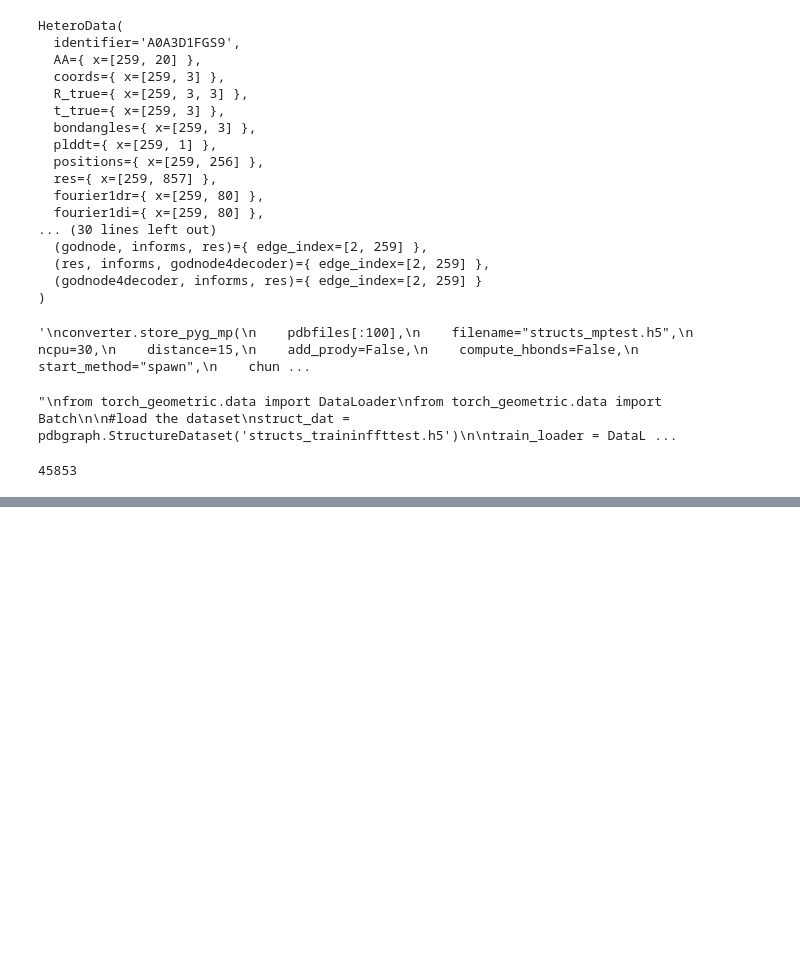
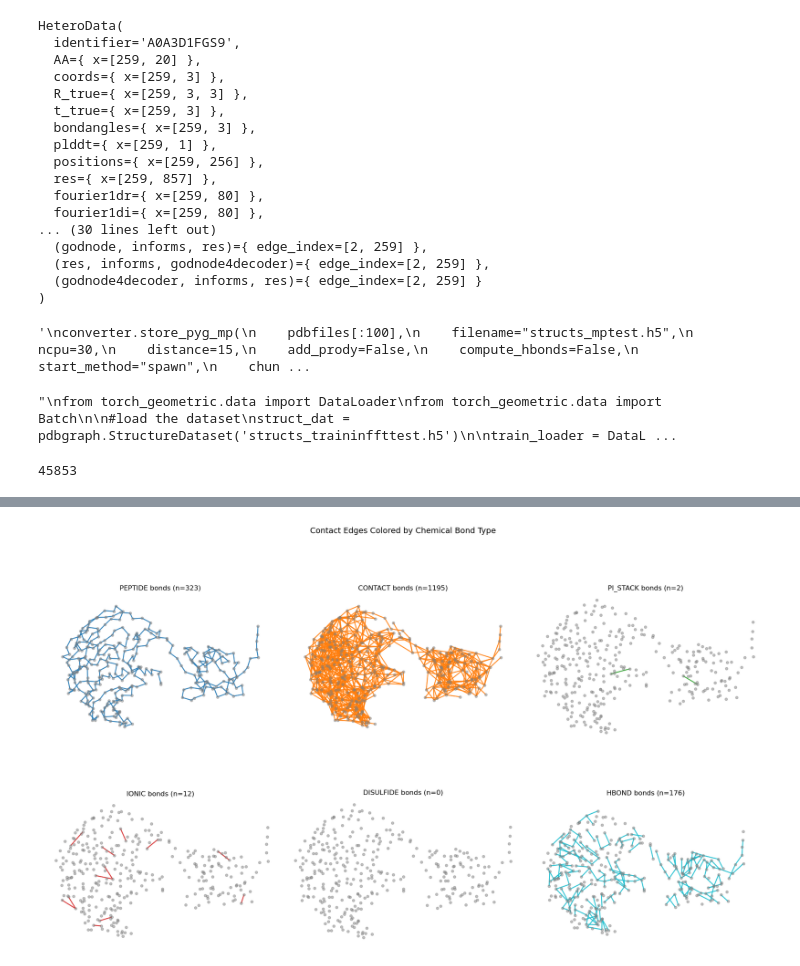
Before and after one commit to DessimozLab/foldtree2, a Jupyter notebook: foldtree2/notebooks/monomer_graph_trainingdata.ipynb, the cells around one changed output, grey strips where cells are left out. Drawn from its saved outputs; the diff is of its cells as text; code cells hidden in the pictures; blank space fills up the shorter version.

```diff
--- a/foldtree2/notebooks/monomer_graph_trainingdata.ipynb
+++ b/foldtree2/notebooks/monomer_graph_trainingdata.ipynb
@@ -516,0 +897,20 @@ import glob
+# %%
+# Verify the saved HDF5 dataset can be loaded
+import h5py
+
+if testing and os.path.exists(output_file_mp):
+	print("=== Verifying saved HDF5 dataset ===\n")
+
+	with h5py.File(output_file_mp, 'r') as f:
+		print(f"HDF5 groups: {list(f.keys())}")
+
+		if 'structs' in f:
+			structs = f['structs']
+			struct_keys = list(structs.keys())
+			print(f"Number of structures stored: {len(struct_keys)}")
+
+			if len(struct_keys) > 0:
+				# Inspect first structure
+				first_key = struct_keys[0]
+				print(f"\nFirst structure: {first_key}")
+				print(f"Contents: {list(structs[first_key].keys())}")
@@ -516,0 +1020,67 @@ import glob
+# %%
+# Create graph visualization with edges colored by bond type
+import networkx as nx
+from matplotlib.colors import ListedColormap
+import matplotlib.patches as mpatches
+
+if testing:
+	# Get coordinates for node positions (use CA coords projected to 2D)
+	coords = data_viz['coords'].x.numpy()
+	# Use PCA for 2D projection
+	from sklearn.decomposition import PCA
+	pca = PCA(n_components=2)
+	coords_2d = pca.fit_transform(coords)
+
+	# Create position dict for networkx
+	pos = {i: coords_2d[i] for i in range(len(coords_2d))}
+
+	# Bond type names and colors
+	bond_type_names = ['peptide', 'contact', 'pi_stack', 'ionic', 'disulfide', 'hbond']
+	bond_colors = ['#1f77b4', '#ff7f0e', '#2ca02c', '#d62728', '#9467bd', '#17becf']
+
+	# Create figure with subplots for different edge types
+	fig, axes = plt.subplots(2, 3, figsize=(18, 12))
+	axes = axes.flatten()
+
+	# Plot each bond type separately
+	for bond_idx, (bond_name, bond_color) in enumerate(zip(bond_type_names, bond_colors)):
+		ax = axes[bond_idx]
+		G = nx.DiGraph()
+
+		# Add nodes
+		for i in range(len(coords_2d)):
+			G.add_node(i)
+
+		# Get edges with this bond type from contactPoints
+		edge_type = ('res', 'contactPoints', 'res')
+		edge_attr = data_viz[edge_type].edge_attr
+		edge_index = data_viz[edge_type].edge_index
+
+		edges_with_bond = []
+		edge_weights = []
+
+		for i in range(edge_index.shape[1]):
+			src, dst = edge_index[0, i].item(), edge_index[1, i].item()
+			# Bond type is at index 6+bond_idx
+			bond_val = edge_attr[i, 6 + bond_idx].item()
+			if bond_val > 0.5:  # Has this bond type
+				edges_with_bond.append((src, dst))
+				edge_weights.append(bond_val * 2)  # Scale for visibility
+
+		# Draw nodes
+		nx.draw_networkx_nodes(G, pos, ax=ax, node_size=20, node_color='gray', alpha=0.5)
+
+		# Draw edges with this bond type
+		if edges_with_bond:
+			nx.draw_networkx_edges(G, pos, edgelist=edges_with_bond, ax=ax,
+								   edge_color=bond_color, width=1.5, alpha=0.7,
+								   arrows=False, connectionstyle="arc3,rad=0.1")
+
+		ax.set_title(f'{bond_name.upper()} bonds (n={len(edges_with_bond)//2})')
+		ax.set_aspect('equal')
+		ax.axis('off')
+
+	plt.suptitle('Contact Edges Colored by Chemical Bond Type', fontsize=14)
+	plt.tight_layout()
+	plt.show()
+# %% [output]
@@ -516,0 +1095 @@ import glob
+[figure, added]
```
Also changed, not shown: parts of 33 cells of this notebook, 6 other files.
